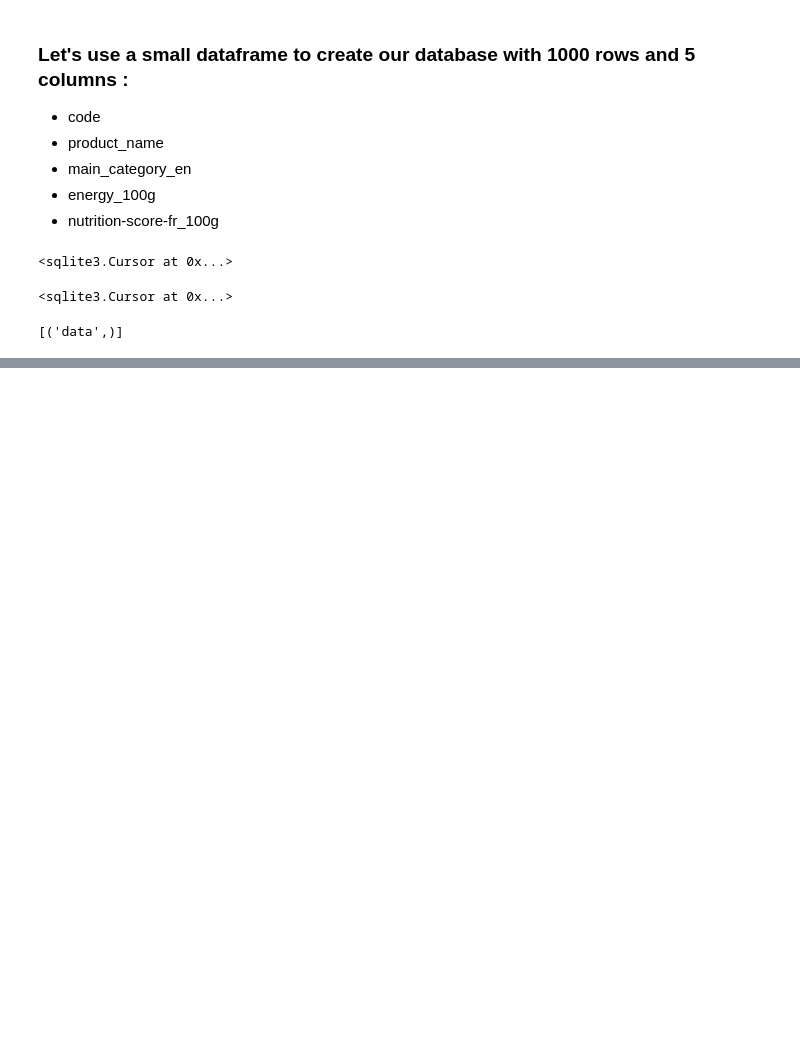
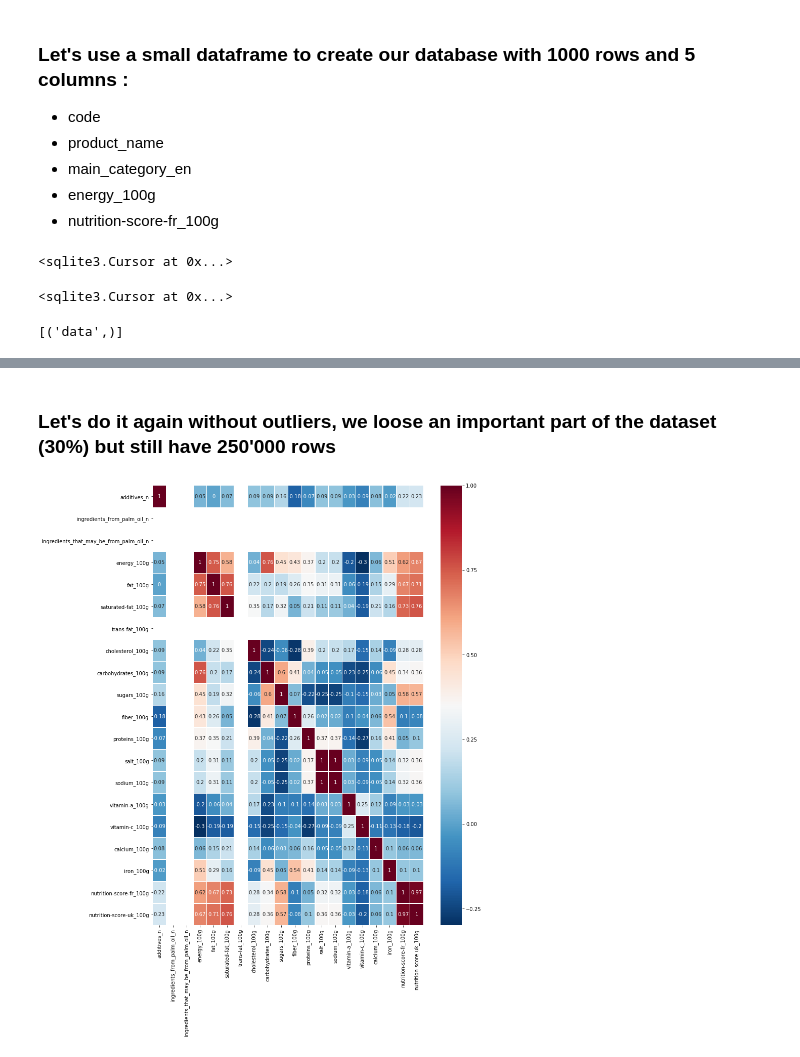
Before and after one commit to LyesOUDINACHE/EPFL-Course, a Jupyter notebook: 2-9 - Course Project 2 - Openfoodfacts.ipynb, the cells around one changed output, grey strips where cells are left out. Drawn from its saved outputs; the diff is of its cells as text; code cells hidden in the pictures; blank space fills up the shorter version.

```diff
--- a/2-9 - Course Project 2 - Openfoodfacts.ipynb
+++ b/2-9 - Course Project 2 - Openfoodfacts.ipynb
@@ -1853,0 +1908,16 @@ results
+# %% [markdown]
+### Let's do it again without outliers, we loose an important part of the dataset (30%) but still have 250'000 rows
+# %%
+df_corr_outliers = df_light_outliers_v2.corr(method='pearson').round(2)
+
+plt.figure(figsize=(12, 16))
+sns.heatmap(df_corr_outliers,
+            xticklabels=df_corr_outliers.columns,
+            yticklabels=df_corr_outliers.columns,
+            cmap='RdBu_r',
+            annot=True,
+            linewidth=0.3);
+# blue is better, negative influence
+# we can see that we removed 3 numerical columns in df_light_outliers_v2
+# %% [output]
+[figure, added]
```
Also changed, not shown: parts of 13 cells of this notebook.
